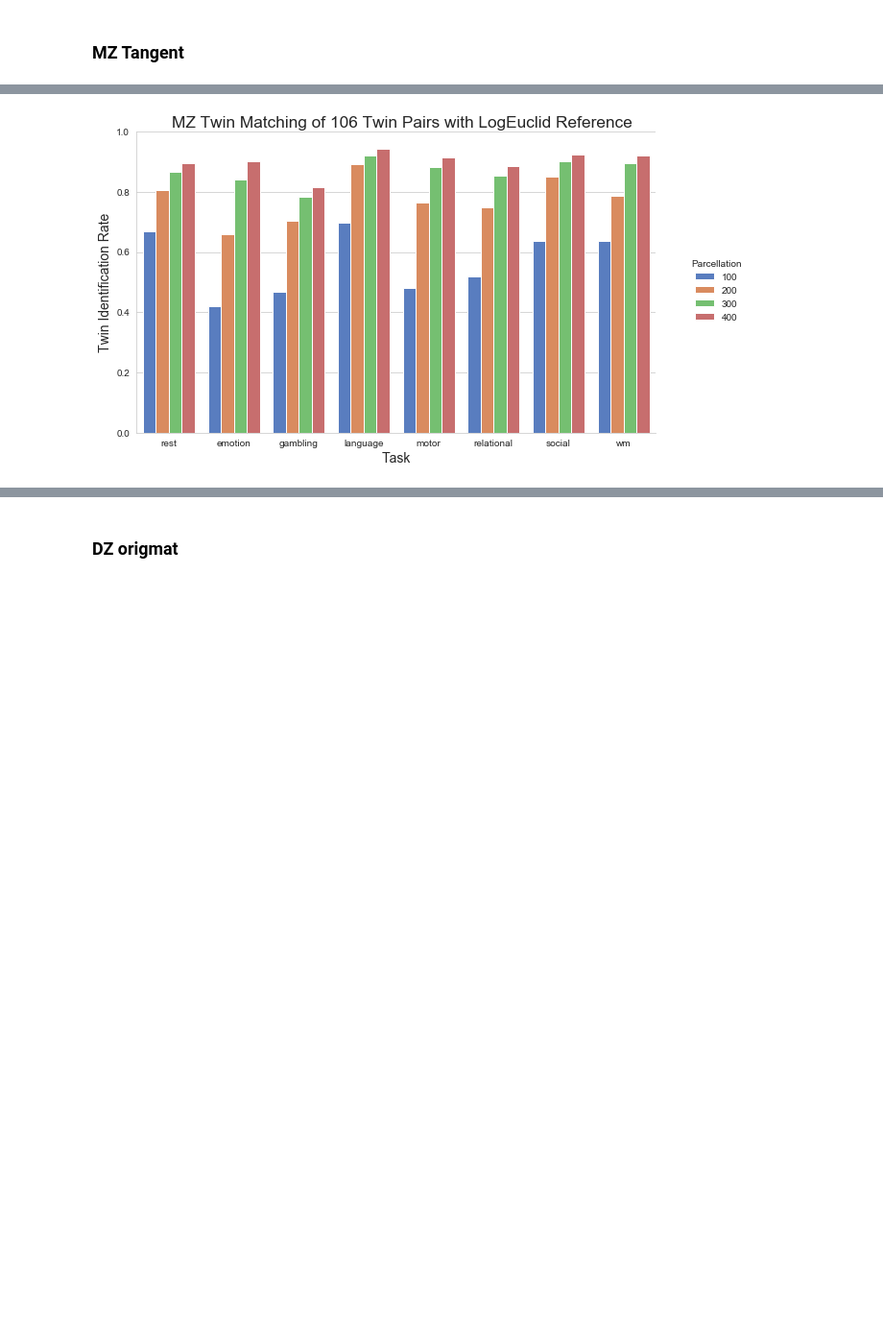
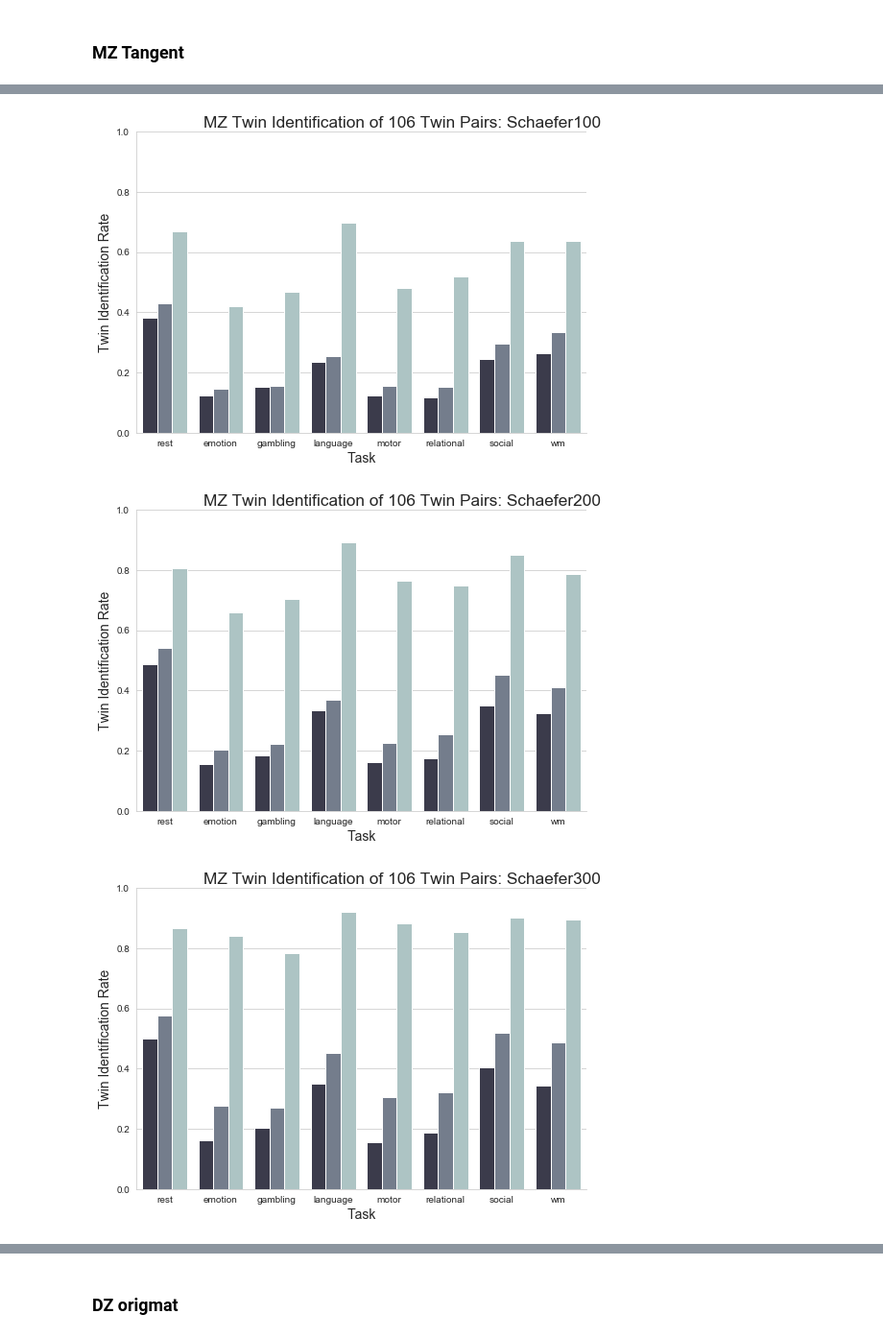
Before and after one commit to mwang29/fmri_learning, a Jupyter notebook: results/Data Visualizations.ipynb, the cells around one changed output, grey strips where cells are left out. Shown at 96% size. Drawn from its saved outputs; the diff is of its cells as text; code cells hidden in the pictures; blank space fills up the shorter version.

```diff
--- a/results/Data Visualizations.ipynb
+++ b/results/Data Visualizations.ipynb
@@ -425,16 +465,14 @@ plt.show()
 # %%
-df['Post-processing'] = 'None'
 df2 = pd.read_csv('twins/MZ_twin_parcellations_pca.csv', names=["First", "Twin Identification Rate"])
 df2['Parcellation'], df2['Task'] = df2['First'].str.split(':', 1).str
 df2.drop(['First'], axis=1, inplace=True)
 df2.round(3)
 df2 = df2[['Task', 'Parcellation', 'Twin Identification Rate']]
-df2['Post-processing'] = 'PCA - 50%'
-df3 = pd.concat([df, df2])
-ref_plot = sns.catplot(x="Task", y="Twin Identification Rate", hue="Post-processing", data=df3,
-                height=6, kind="bar", palette="muted").set(ylim=(0, 1))
-ref_plot.fig.suptitle('MZ Twin Matching of 106 Twin Pairs Reconstructed with 50% PCs', y=1.02, fontsize='xx-large')
+df2['Post-processing'] = 'PCA - Optimal'
+ref_plot = sns.catplot(x="Task", y="Twin Identification Rate", hue="Parcellation", data=df2,
+                height=6, kind="bar", palette="Accent").set(ylim=(0, 1))
+ref_plot.fig.suptitle('MZ Twin Pair Identification of 106 Twin Pairs - PCA Optimal', y=1.02, fontsize='xx-large')
 ref_plot.fig.set_size_inches(10,5)
-plt.savefig('twins/MZ_twin_pairs_pca_none.eps', bbox_inches='tight', transparent=True)
+plt.savefig('twins/MZ_twin_pairs_pca.eps', bbox_inches='tight', transparent=True)
 plt.show()
 # %% [output]
@@ -461,7 +543,7 @@ df_logeuclid['Post-processing'] = 'Tangent - Logeuclid'
 df_logeuclid = df_logeuclid.drop(['Reference'], axis=1)
 df4 = pd.concat([df3, df_logeuclid])
 ref_plot = sns.catplot(x="Task", y="Twin Identification Rate", hue="Post-processing", data=df4,
-                height=6, kind="bar", palette="muted").set(ylim=(0, 1))
+                height=6, kind="bar", palette="bone").set(ylim=(0, 1))
 ref_plot.fig.suptitle('MZ Twin Matching of 106 Twin Pairs with Post-processing Comparisons', y=1.02, fontsize='xx-large')
 ref_plot.fig.set_size_inches(10,5)
 plt.savefig('twins/MZ_twin_pairs_comparison.eps', bbox_inches='tight', transparent=True)
@@ -475,14 +557,17 @@ See the caveats in the documentation: https://pandas.pydata.org/pandas-docs/stab
 # %%
-df = pd.read_csv('twins/MZ_twin_logeuclid.csv', names=["First", "Twin Identification Rate"])
-df['Parcellation'], df['Task'] = df['First'].str.split(':', 1).str
-df.drop(['First'], axis=1, inplace=True)
-df.round(3)
-df = df[['Task', 'Parcellation', 'Twin Identification Rate']]
-ref_plot = sns.catplot(x="Task", y="Twin Identification Rate", hue="Parcellation", data=df,
-                height=6, kind="bar", palette="muted").set(ylim=(0, 1))
-ref_plot.fig.suptitle('MZ Twin Matching of 106 Twin Pairs with LogEuclid Reference', y=1.02, fontsize='xx-large')
-ref_plot.fig.set_size_inches(10,5)
-plt.savefig('twins/MZ_twin_pairs_logeuclid.eps', bbox_inches='tight', transparent=True)
-plt.show()
+df100 = df4[df4['Parcellation'] == '100']
+df200 = df4[df4['Parcellation'] == '200']
+df300 = df4[df4['Parcellation'] == '300']
+df400 = df4[df4['Parcellation'] == '400']
+for parc in ['100', '200', '300', '400']:
+    ref_plot = sns.catplot(x="Task", y="Twin Identification Rate", hue="Post-processing", data=df4[df4['Parcellation'] == f'{parc}'],
+                    height=6, kind="bar", palette="bone").set(ylim=(0, 1))
+    ref_plot._legend.remove()
+    ref_plot.fig.suptitle(f'MZ Twin Identification of 106 Twin Pairs: Schaefer{parc}', y=1.02, fontsize='xx-large', ha='center')
+    ref_plot.fig.set_size_inches(10,5)
+    plt.savefig(f'twins/MZ_twin_pairs_comparison_{parc}.eps', bbox_inches='tight', transparent=True)
+    plt.show()
 # %% [output]
-[figure, old version]
+[figure, new version]
+[figure, added]
+[figure, added]
```
Also changed, not shown: parts of 19 cells of this notebook, 25 other files.
